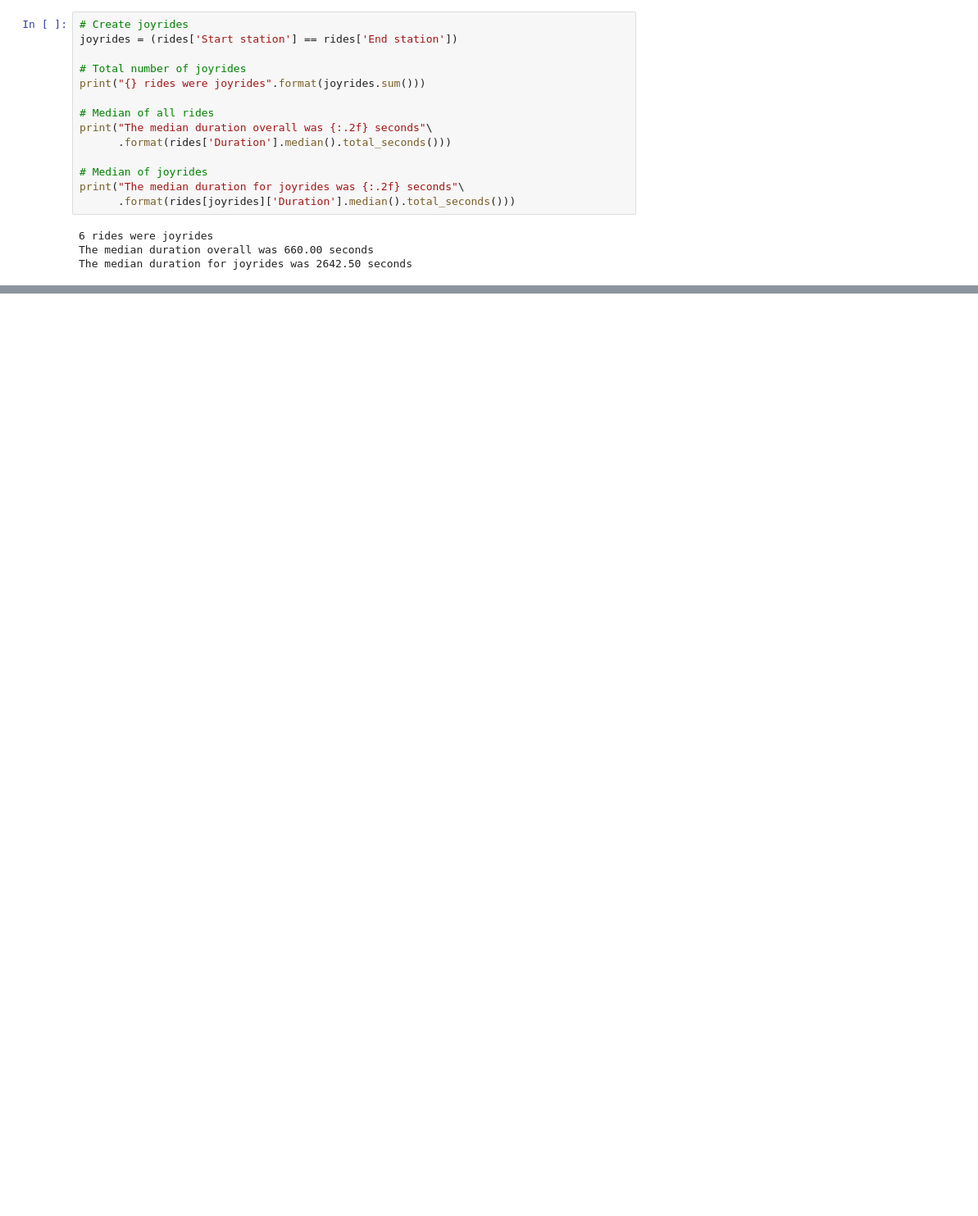
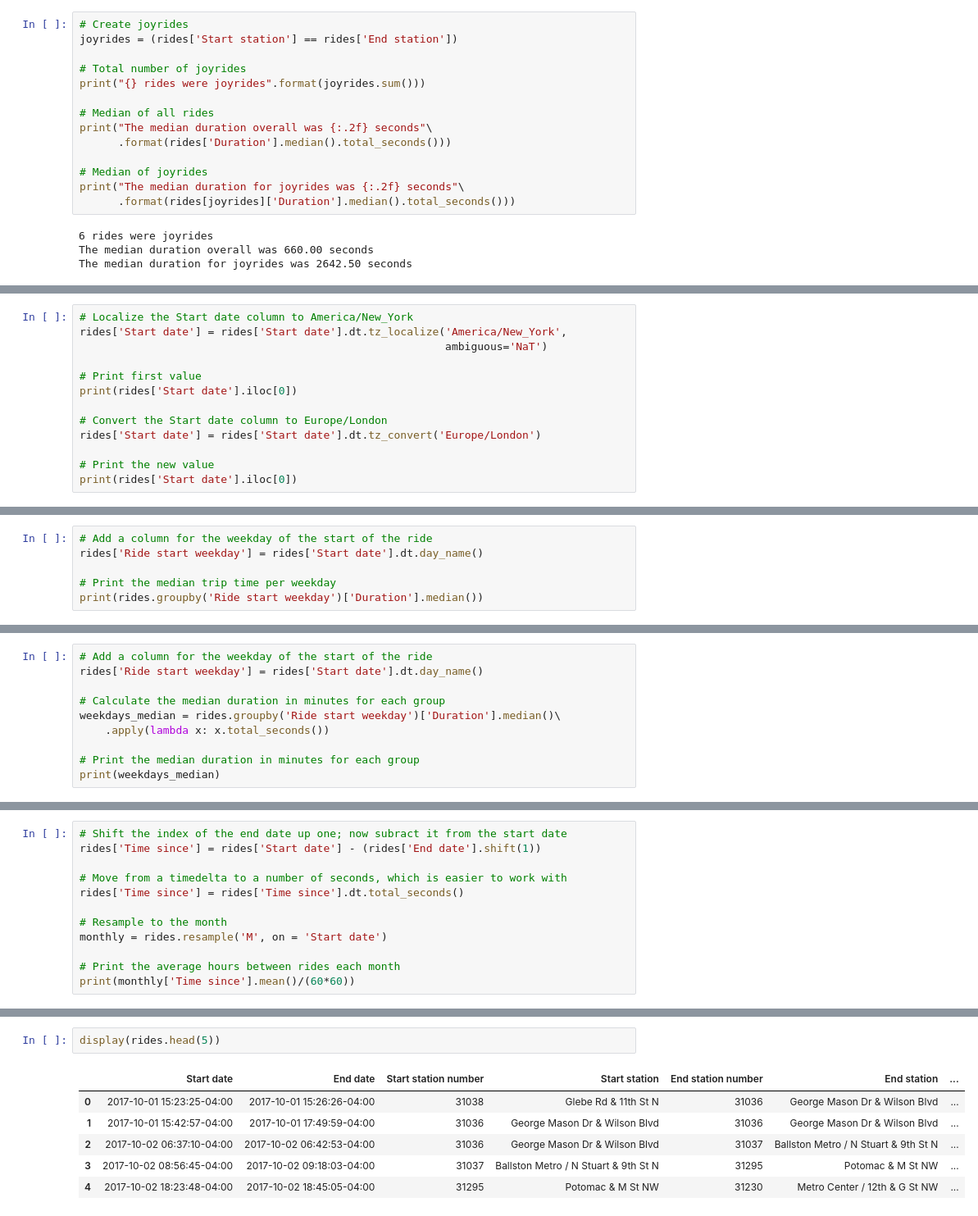
Before and after one commit to mcabas/Datacamp_Notebook, a Jupyter notebook: DataCamp.Course_051_Working with Dates and Times in Python.ipynb, the cells around one changed output, grey strips where cells are left out. Shown at 82% size. Saved outputs shown, nothing was run; the diff lists cells and outputs as text; blank space fills up the shorter version.

```diff
--- a/DataCamp.Course_051_Working with Dates and Times in Python.ipynb
+++ b/DataCamp.Course_051_Working with Dates and Times in Python.ipynb
@@ -2289,0 +2546,13 @@ The median duration for joyrides was 2642.50 seconds
+# %%
+# Localize the Start date column to America/New_York
+rides['Start date'] = rides['Start date'].dt.tz_localize('America/New_York',
+                                						 ambiguous='NaT')
+
+# Print first value
+print(rides['Start date'].iloc[0])
+
+# Convert the Start date column to Europe/London
+rides['Start date'] = rides['Start date'].dt.tz_convert('Europe/London')
+
+# Print the new value
+print(rides['Start date'].iloc[0])
@@ -2289,0 +2570,6 @@ The median duration for joyrides was 2642.50 seconds
+# %%
+# Add a column for the weekday of the start of the ride
+rides['Ride start weekday'] = rides['Start date'].dt.day_name()
+
+# Print the median trip time per weekday
+print(rides.groupby('Ride start weekday')['Duration'].median())
@@ -2289,0 +2586,10 @@ The median duration for joyrides was 2642.50 seconds
+# %%
+# Add a column for the weekday of the start of the ride
+rides['Ride start weekday'] = rides['Start date'].dt.day_name()
+
+# Calculate the median duration in minutes for each group
+weekdays_median = rides.groupby('Ride start weekday')['Duration'].median()\
+    .apply(lambda x: x.total_seconds())
+
+# Print the median duration in minutes for each group
+print(weekdays_median)
@@ -2289,0 +2616,12 @@ The median duration for joyrides was 2642.50 seconds
+# %%
+# Shift the index of the end date up one; now subract it from the start date
+rides['Time since'] = rides['Start date'] - (rides['End date'].shift(1))
+
+# Move from a timedelta to a number of seconds, which is easier to work with
+rides['Time since'] = rides['Time since'].dt.total_seconds()
+
+# Resample to the month
+monthly = rides.resample('M', on = 'Start date')
+
+# Print the average hours between rides each month
+print(monthly['Time since'].mean()/(60*60))
@@ -2289,0 +2634,9 @@ The median duration for joyrides was 2642.50 seconds
+# %%
+display(rides.head(5))
+# %% [output]
+|  | Start date | End date | Start station number | Start station | End station number | End station | ... |
+| 0 | 2017-10-01 15:23:25-04:00 | 2017-10-01 15:26:26-04:00 | 31038 | Glebe Rd & 11th St N | 31036 | George Mason Dr & Wilson Blvd | ... |
+| 1 | 2017-10-01 15:42:57-04:00 | 2017-10-01 17:49:59-04:00 | 31036 | George Mason Dr & Wilson Blvd | 31036 | George Mason Dr & Wilson Blvd | ... |
+| 2 | 2017-10-02 06:37:10-04:00 | 2017-10-02 06:42:53-04:00 | 31036 | George Mason Dr & Wilson Blvd | 31037 | Ballston Metro / N Stuart & 9th St N | ... |
+| 3 | 2017-10-02 08:56:45-04:00 | 2017-10-02 09:18:03-04:00 | 31037 | Ballston Metro / N Stuart & 9th St N | 31295 | Potomac & M St NW | ... |
+| 4 | 2017-10-02 18:23:48-04:00 | 2017-10-02 18:45:05-04:00 | 31295 | Potomac & M St NW | 31230 | Metro Center / 12th & G St NW | ... |
```
Also changed, not shown: parts of 31 cells of this notebook.
